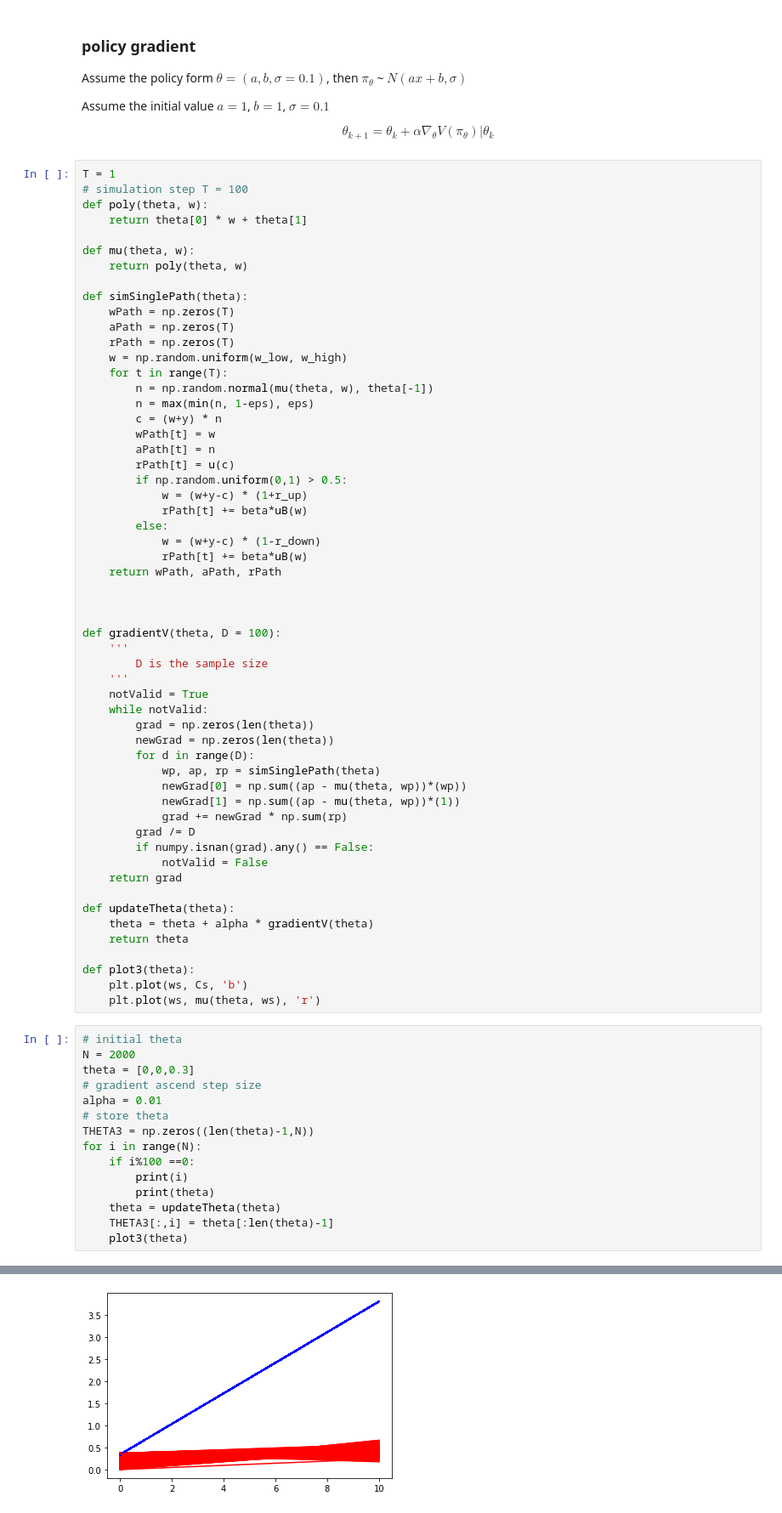
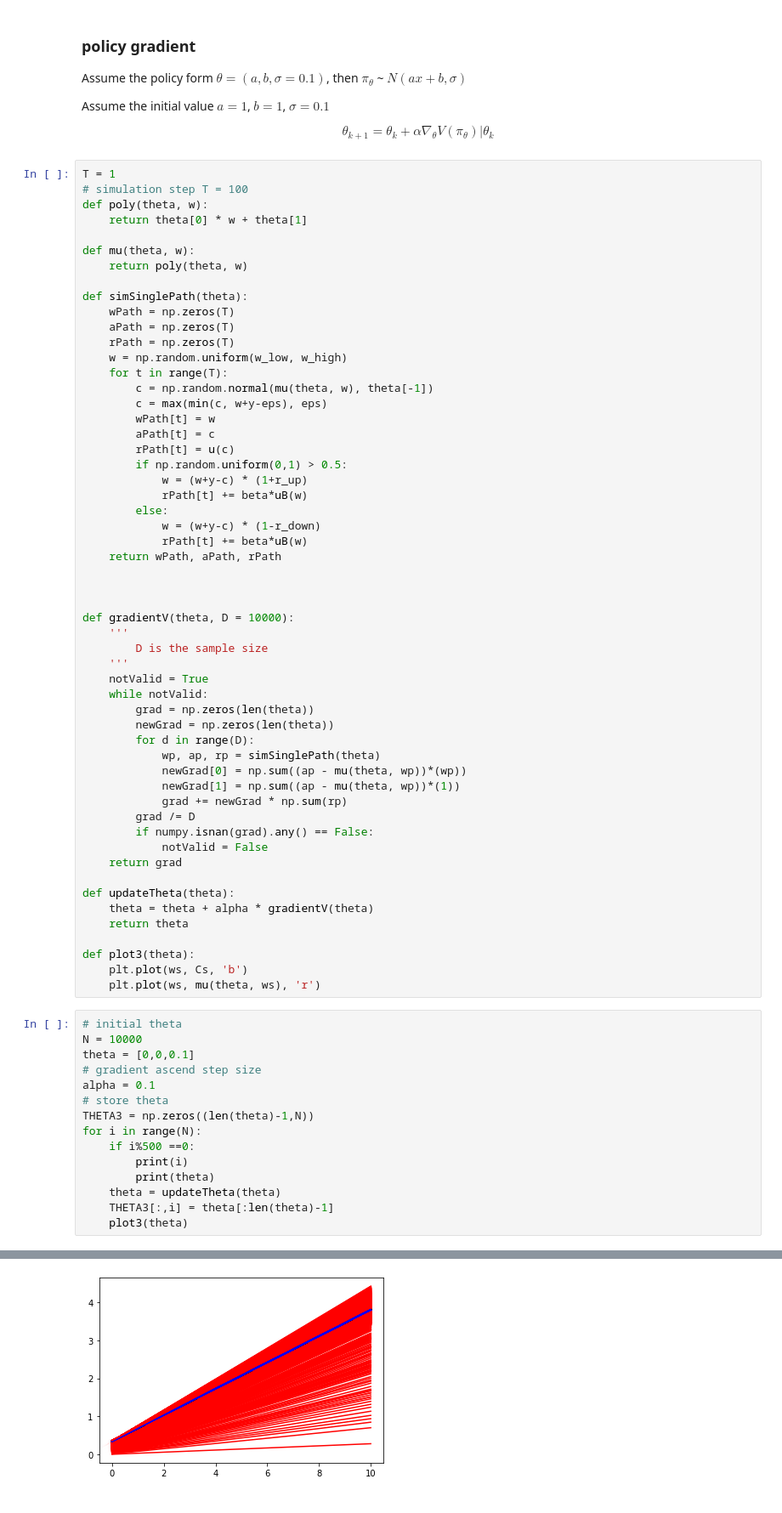
Before and after one commit to dongxulee/lifeCycle, a Jupyter notebook: 20210115/onePeriodPolicyGradient.ipynb, the cells around one changed output, grey strips where cells are left out. Shown at 85% size. Saved outputs shown, nothing was run; the diff lists cells and outputs as text.

```diff
--- a/20210115/onePeriodPolicyGradient.ipynb
+++ b/20210115/onePeriodPolicyGradient.ipynb
@@ -83,11 +83,10 @@ def simSinglePath(theta):
     rPath = np.zeros(T)
     w = np.random.uniform(w_low, w_high)
     for t in range(T):
-        n = np.random.normal(mu(theta, w), theta[-1])
-        n = max(min(n, 1-eps), eps)
-        c = (w+y) * n
+        c = np.random.normal(mu(theta, w), theta[-1])
+        c = max(min(c, w+y-eps), eps)
         wPath[t] = w
-        aPath[t] = n
+        aPath[t] = c
         rPath[t] = u(c)
         if np.random.uniform(0,1) > 0.5:
             w = (w+y-c) * (1+r_up)
@@ -99,7 +98,7 @@ def simSinglePath(theta):
 
 
 
-def gradientV(theta, D = 100):
+def gradientV(theta, D = 10000):
     '''
         D is the sample size
     '''
@@ -126,14 +125,14 @@ def plot3(theta):
     plt.plot(ws, mu(theta, ws), 'r')
 # %%
 # initial theta
-N = 2000
-theta = [0,0,0.3]
+N = 10000
+theta = [0,0,0.1]
 # gradient ascend step size
-alpha = 0.01
+alpha = 0.1
 # store theta
 THETA3 = np.zeros((len(theta)-1,N))
 for i in range(N):
-    if i%100 ==0:
+    if i%500 ==0:
         print(i)
         print(theta)
     theta = updateTheta(theta)
@@ -160 +159 @@ for i in range(N):
-[figure, old version]
+[figure, new version]
```
Also changed, not shown: parts of 7 cells of this notebook.
